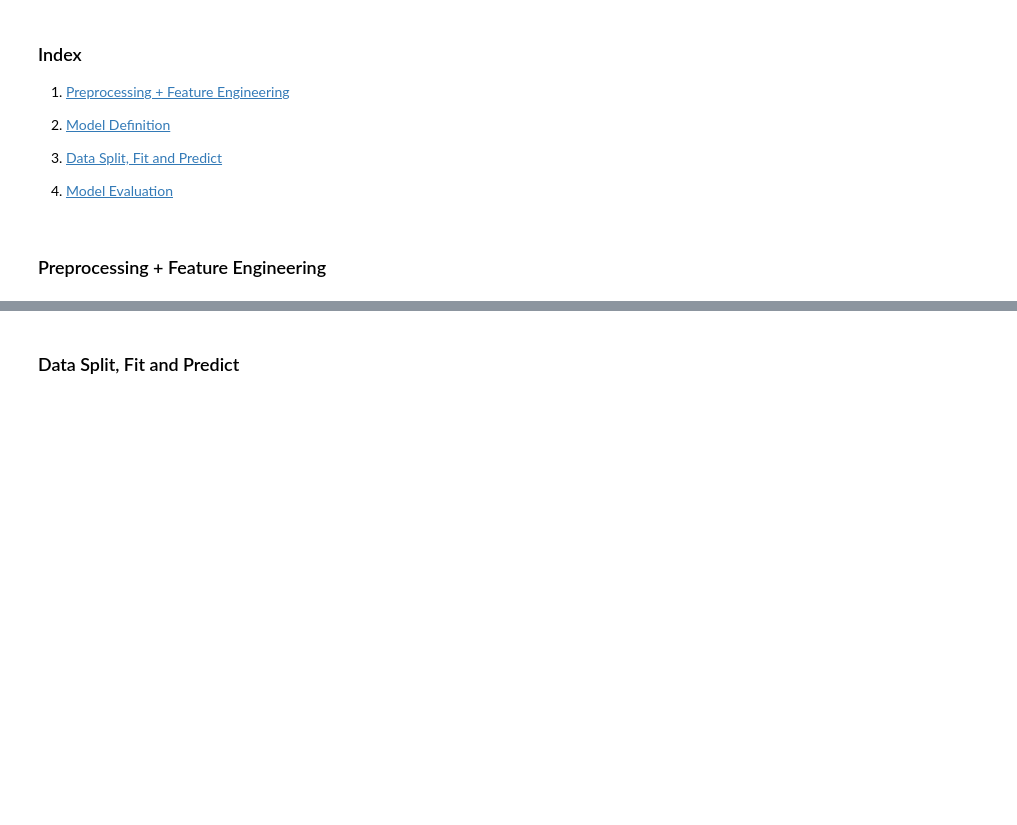
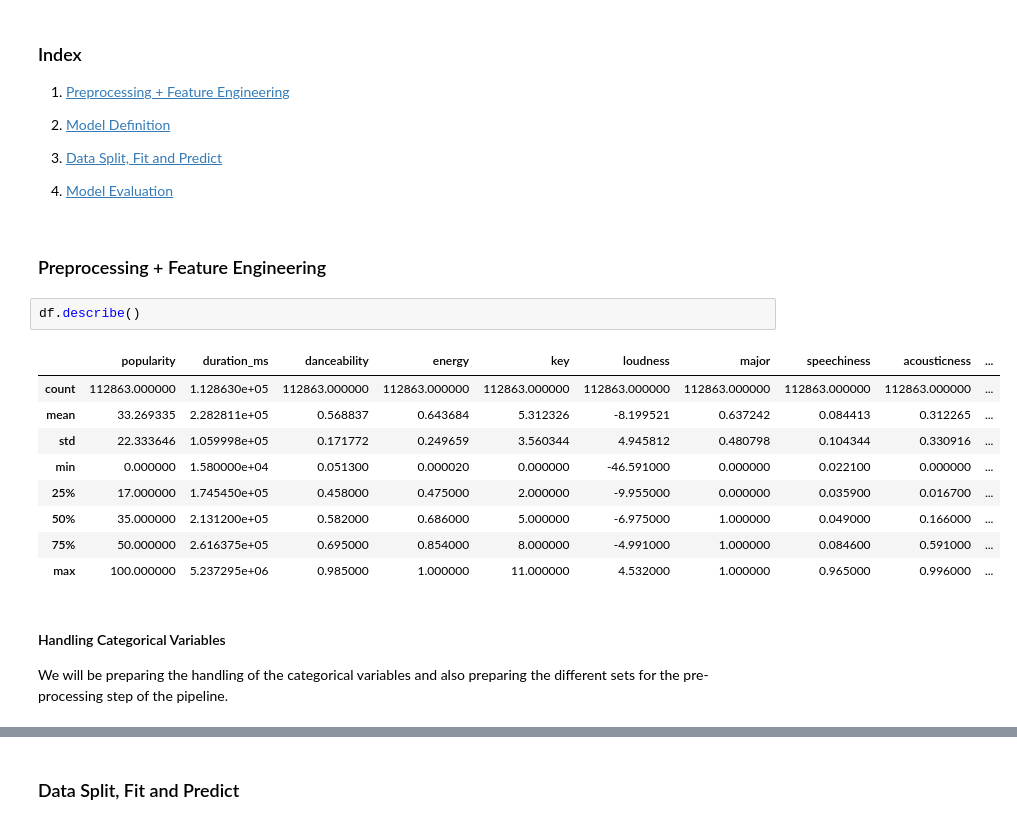
Before and after one commit to guill-mr/ML_TA_Sessions, a Jupyter notebook: session_3/TA3_spotify.ipynb, the cells around one changed output, grey strips where cells are left out. Cells and saved outputs as stored; diff of their text form; blank space fills up the shorter version.

```diff
--- a/session_3/TA3_spotify.ipynb
+++ b/session_3/TA3_spotify.ipynb
@@ -351,3 +321,19 @@ Name: count, dtype: int64
 4. [Model Evaluation](#model-evaluation)
 # %% [markdown]
 ### Preprocessing + Feature Engineering
+# %%
+df.describe()
+# %% [output]
+|  | popularity | duration_ms | danceability | energy | key | loudness | major | speechiness | acousticness | ... |
+| count | 112863.000000 | 1.128630e+05 | 112863.000000 | 112863.000000 | 112863.000000 | 112863.000000 | 112863.000000 | 112863.000000 | 112863.000000 | ... |
+| mean | 33.269335 | 2.282811e+05 | 0.568837 | 0.643684 | 5.312326 | -8.199521 | 0.637242 | 0.084413 | 0.312265 | ... |
+| std | 22.333646 | 1.059998e+05 | 0.171772 | 0.249659 | 3.560344 | 4.945812 | 0.480798 | 0.104344 | 0.330916 | ... |
+| min | 0.000000 | 1.580000e+04 | 0.051300 | 0.000020 | 0.000000 | -46.591000 | 0.000000 | 0.022100 | 0.000000 | ... |
+| 25% | 17.000000 | 1.745450e+05 | 0.458000 | 0.475000 | 2.000000 | -9.955000 | 0.000000 | 0.035900 | 0.016700 | ... |
+| 50% | 35.000000 | 2.131200e+05 | 0.582000 | 0.686000 | 5.000000 | -6.975000 | 1.000000 | 0.049000 | 0.166000 | ... |
+| 75% | 50.000000 | 2.616375e+05 | 0.695000 | 0.854000 | 8.000000 | -4.991000 | 1.000000 | 0.084600 | 0.591000 | ... |
+| max | 100.000000 | 5.237295e+06 | 0.985000 | 1.000000 | 11.000000 | 4.532000 | 1.000000 | 0.965000 | 0.996000 | ... |
+# %% [markdown]
+#### Handling Categorical Variables
+
+We will be preparing the handling of the categorical variables and also preparing the different sets for the pre-processing step of the pipeline.
```
Also changed, not shown: parts of 47 cells of this notebook, 9 other files.
